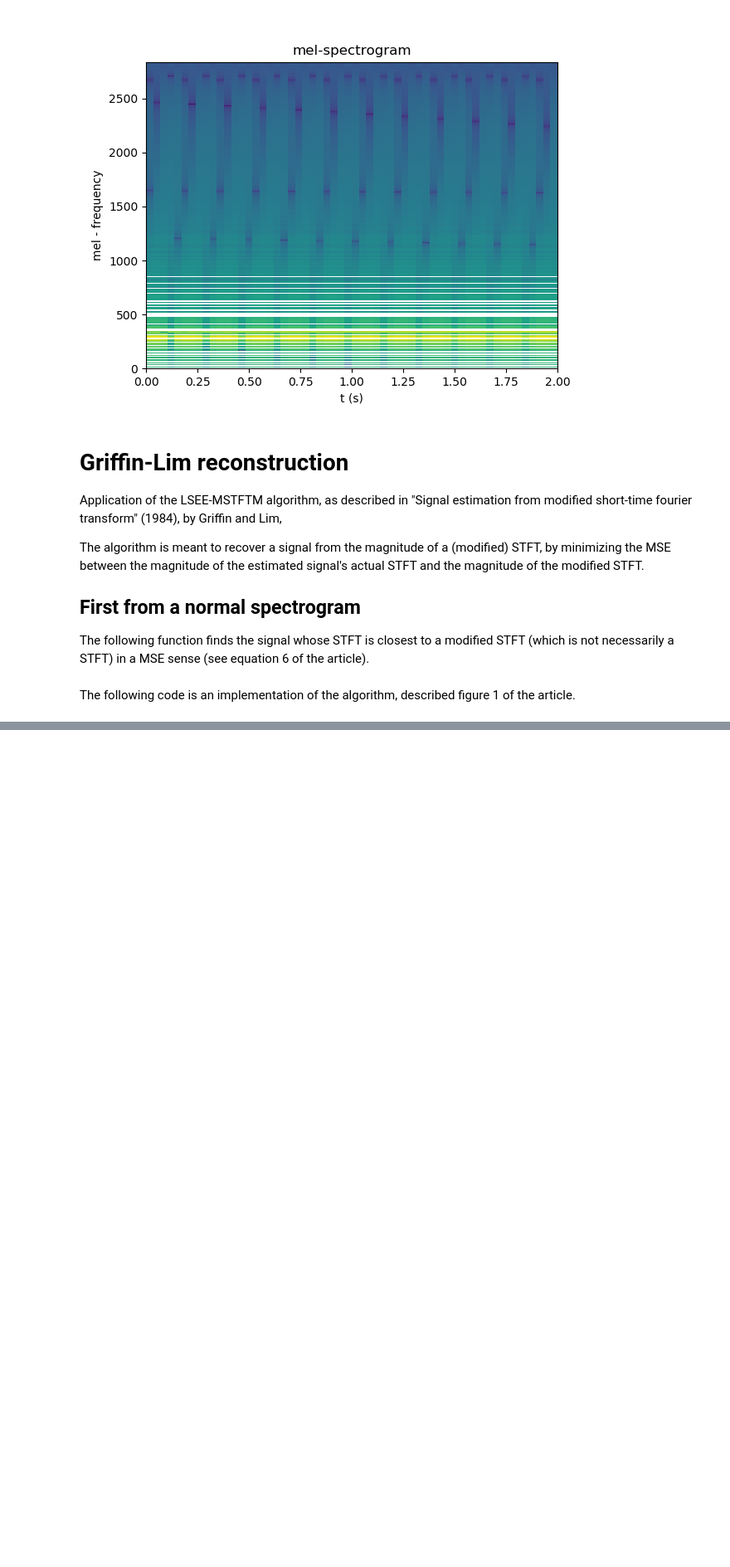
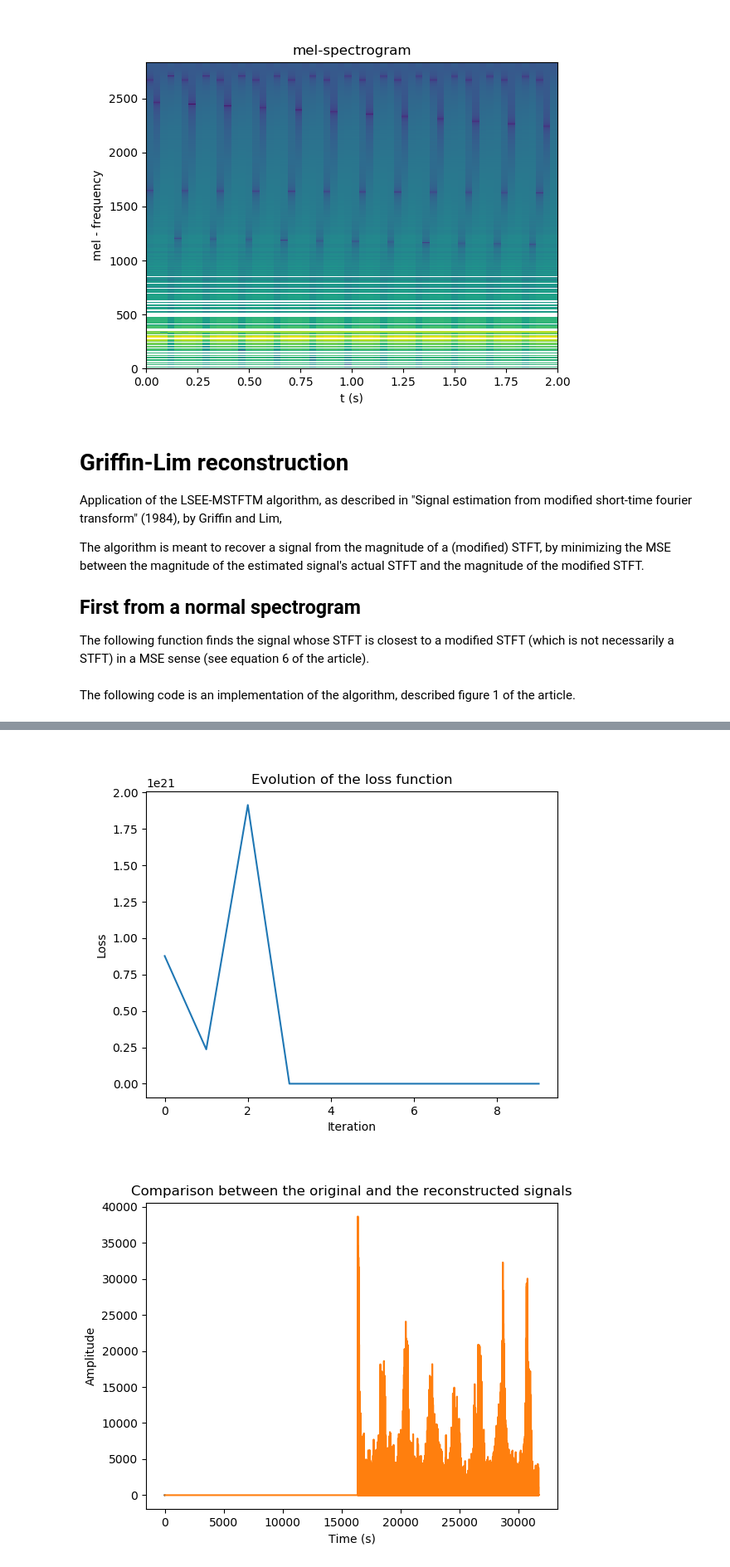
Before and after one commit to nabsara/electro-modelling, a Jupyter notebook: notebooks/Mel_spectrogram_griffin_lim_reconstruction.ipynb, the cells around one changed output, grey strips where cells are left out. Shown at 83% size. Drawn from its saved outputs; the diff is of its cells as text; code cells hidden in the pictures; blank space fills up the shorter version.

```diff
--- a/notebooks/Mel_spectrogram_griffin_lim_reconstruction.ipynb
+++ b/notebooks/Mel_spectrogram_griffin_lim_reconstruction.ipynb
@@ -194,0 +227,49 @@ for ind_iteration in range(N_iterations):
+# %%
+STFTM = np.abs(STFT) # The ground truth, STFT magnitude of the signal
+
+nb_frames = STFTM.shape[1]
+signal_length = int(nb_frames*R + Nw)
+N_iterations = 10# number of iterations
+loss = np.empty(N_iterations) # to show the evolution of the loss (MSE) over the iterations
+
+# Test with a phase initialization instead
+STFT_hat_angle = (np.random.rand(Nfreq,nb_frames)-1/2)*2*np.pi
+for ind_iteration in range(N_iterations):
+    STFT_estimation = STFTM*np.exp(1j*STFT_hat_angle) #
+    x_recovered = get_sig_with_closest_stft(STFT_estimation) # Update the recovered signal
+    STFT_hat = get_stft(x_recovered, plot = False)
+    STFT_hat_magnitude = np.abs(STFT_hat)
+    STFT_hat_angle = np.angle(STFT_hat)
+    loss[ind_iteration] = np.linalg.norm(STFT_hat_magnitude-STFTM)
+
+STFT_recovered = get_stft(x_recovered, plot = False)
+
+plt.figure()
+plt.plot(loss)
+plt.title('Evolution of the loss function')
+plt.xlabel('Iteration')
+plt.ylabel('Loss')
+
+plt.figure()
+plt.plot(t,sig)
+plt.plot(x_recovered)
+plt.title('Comparison between the original and the reconstructed signals')
+plt.xlabel('Time (s)')
+plt.ylabel('Amplitude')
+
+plt.figure()
+plt.subplot(2,1,1)
+plt.imshow(20*np.log10(np.abs(STFT[:Nfreq,:])), aspect = 'auto', interpolation = 'none', origin = 'lower')
+plt.xlabel('Frame index')
+plt.ylabel('Frequency bin')
+plt.title('Original spectrogram')
+
+plt.subplot(2,1,2)
+plt.imshow(20*np.log10(np.abs(STFT_recovered[:Nfreq,:])), aspect = 'auto', interpolation = 'none', origin = 'lower')
+plt.xlabel('Frame index')
+plt.ylabel('Frequency bin')
+plt.title('Reconstructed spectrogram')
+plt.tight_layout()
+# %% [output]
+[figure, added]
+[figure, added]
```
Also changed, not shown: parts of 4 cells of this notebook.
